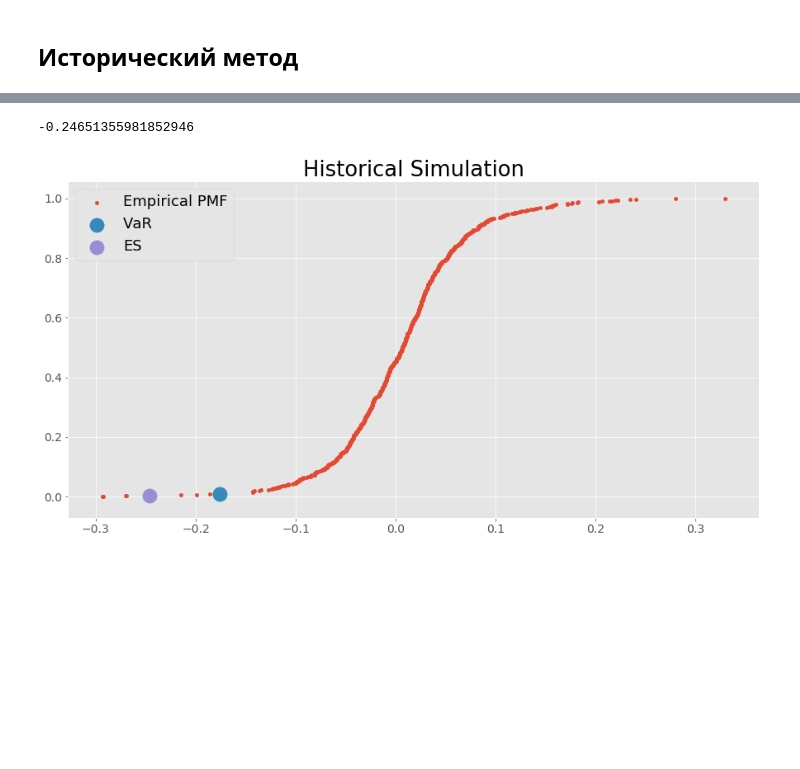
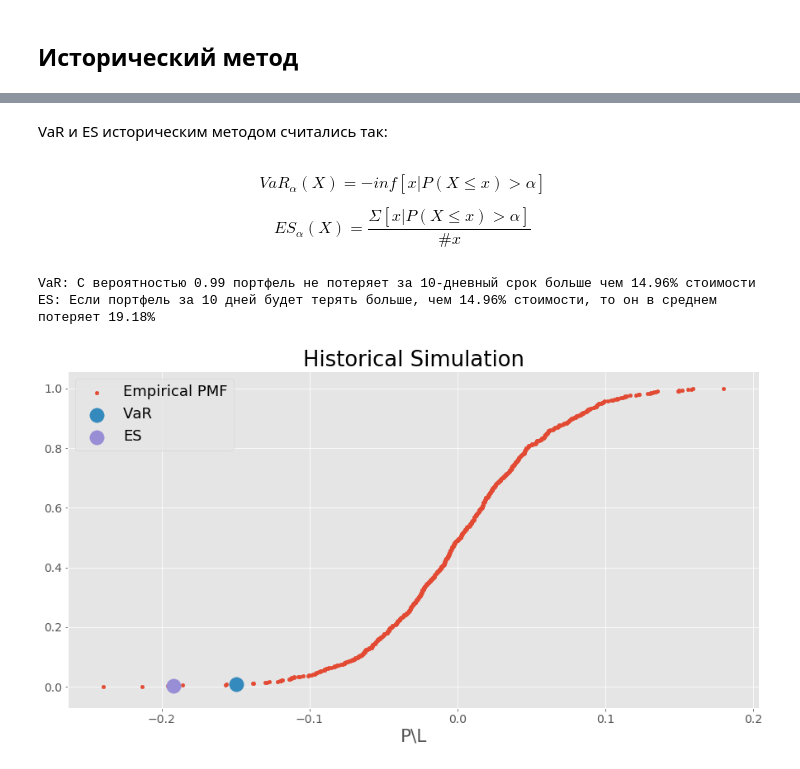
Before and after one commit to andrey-lukyanov/Risk-Management, a Jupyter notebook: Stock_analysis.ipynb, the cells around one changed output, grey strips where cells are left out. Cells and saved outputs as stored; diff of their text form; code cells hidden in the pictures; blank space fills up the shorter version.

```diff
--- a/Stock_analysis.ipynb
+++ b/Stock_analysis.ipynb
@@ -115,3 +94,0 @@ VaR_10
-# %%
-ES = np.sqrt(var_log_p) * st.norm.pdf(st.norm.ppf(.01))/0.01 * np.sqrt(10)
-ES
@@ -119,0 +105,12 @@ ES
+# %%
+start = daily_log_returns.index[0]
+end = daily_log_returns.index[-1]
+p_weights = np.array([0.1, 0.1, 0.1, 0.1, 0.175, 0.175, 0.125, 0.125])
+return_period = 10
+alpha = 0.01
+
+VaR_dela_norm_10, ES_dela_norm_10 = delta_norm_stock_VaR_ES(start = start, end = end, p_weights = p_weights,
+                                                              alpha = alpha, return_period = return_period)
+
+print(f'VaR: C вероятностью {1-alpha} портфель не потеряет за {return_period}-дневный срок больше чем {round(VaR_dela_norm_10 * 100, 2)}% стоимости')
+print(f'ES: Если портфель за {return_period} дней будет терять больше, чем {round(VaR_dela_norm_10 * 100, 2)}% стоимости, то он в среднем потеряет {round(ES_dela_norm_10*100, 2)}%')
@@ -151,14 +122,43 @@ sorted_var_10_p[var_location]
-# %%
-sorted_var_10_p[:var_location].mean()
-# %% [output]
--0.24651355981852946
-# %%
-plt.figure(figsize=(15,7.5))
-plt.tick_params(labelsize=14)
-plt.scatter(sorted_var_10_p, np.linspace(0, 1, return_10_p.shape[0]), s = 20)
-plt.scatter(sorted_var_10_p[var_location], np.linspace(0, 1, return_10_p.shape[0])[var_location], s = 300)
-plt.scatter(sorted_var_10_p[:var_location].mean(), np.linspace(0, 1, return_10_p.shape[0])[:var_location].mean(), s = 300)
-plt.title('Historical Simulation')
-plt.legend(['Empirical PMF', 'VaR', 'ES']);
-# %% [output]
-[figure, removed]
+# %% [markdown]
+VaR и ES историческим методом считались так:
+# %% [markdown]
+$$
+VaR_\alpha(X) = - inf{[x|P(X \leq x) > \alpha]}
+$$
+
+$$
+ES_\alpha(X) = \frac{\Sigma [x|P(X \leq x) > \alpha]}{\#x}
+$$
+# %%
+def historical_stock_VaR_ES(start, end, p_weights, alpha, returns = day_10_returns):
+
+    #Calculation
+    p_returns = returns@p_weights.T
+    p_returns = p_returns.sort_values()
+
+    VaR_location = int(np.floor(p_returns.shape[0] * alpha))
+    VaR = - p_returns[VaR_location]
+    ES = - p_returns[:VaR_location].mean()
+
+    #Plot
+    plt.figure(figsize=(15,7.5))
+    plt.tick_params(labelsize=14)
+    plt.title('Historical Simulation')
+    plt.legend(['Empirical PMF', 'VaR', 'ES'])
+
+    plt.scatter(p_returns, np.linspace(0, 1, p_returns.shape[0]), s = 20)
+    plt.scatter(p_returns[VaR_location], np.linspace(0, 1, p_returns.shape[0])[VaR_location], s = 300)
+    plt.scatter(p_returns[:VaR_location].mean(), np.linspace(0, 1, p_returns.shape[0])[:VaR_location].mean(), s = 300)
+    plt.xlabel('P\L')
+    plt.legend(['Empirical PMF', 'VaR', 'ES'])
+
+    return VaR, ES
+# %%
+VaR_hist, ES_hist = historical_stock_VaR_ES(start, end, p_weights, alpha)
+
+print(f'VaR: C вероятностью {1-alpha} портфель не потеряет за 10-дневный срок больше чем {round(VaR_hist * 100, 2)}% стоимости')
+print(f'ES: Если портфель за 10 дней будет терять больше, чем {round(VaR_hist * 100, 2)}% стоимости, то он в среднем потеряет {round(ES_hist*100, 2)}%')
+# %% [output]
+VaR: C вероятностью 0.99 портфель не потеряет за 10-дневный срок больше чем 14.96% стоимости
+ES: Если портфель за 10 дней будет терять больше, чем 14.96% стоимости, то он в среднем потеряет 19.18%
+[figure, added]
```
Also changed, not shown: parts of 26 cells of this notebook, 1 other file.
